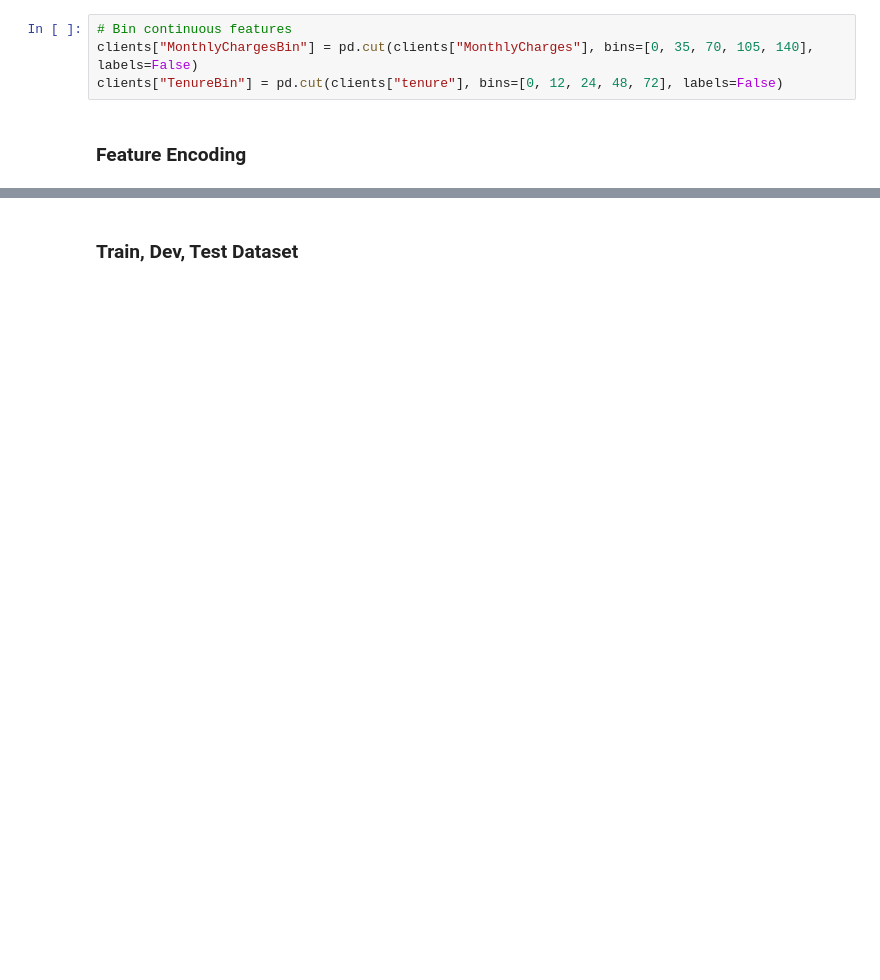
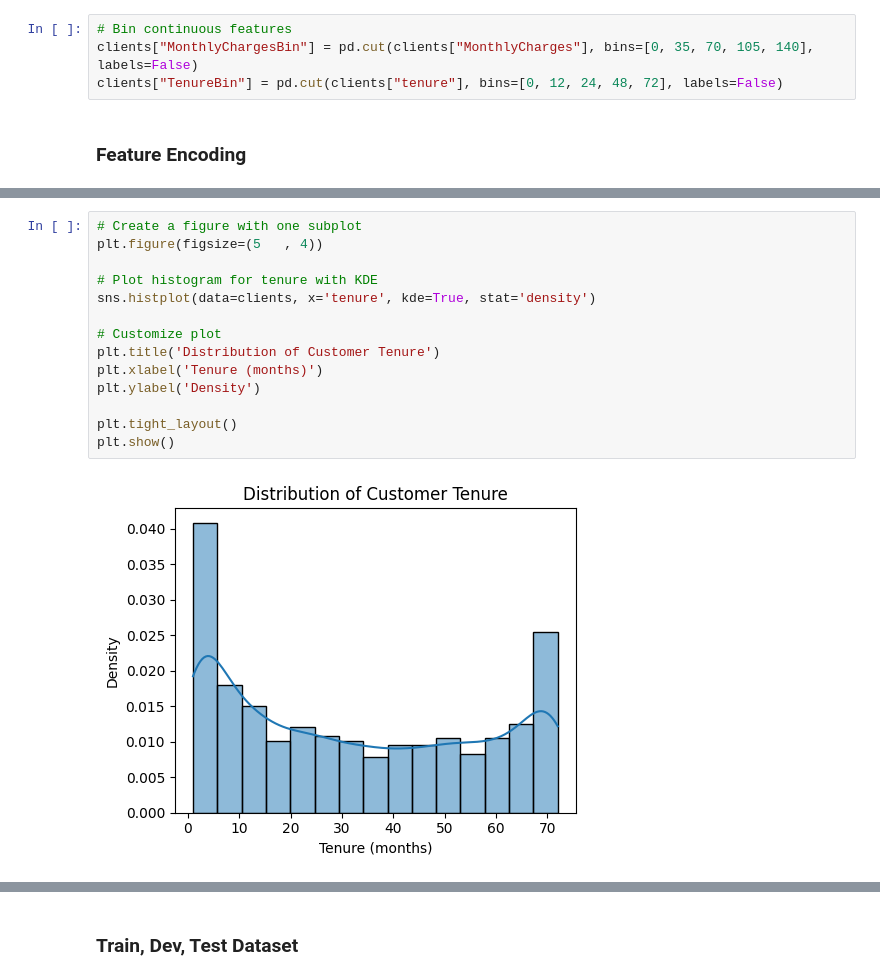
Before and after one commit to beatricecitterio/hacklab, a Jupyter notebook: ml_v2.ipynb, the cells around one changed output, grey strips where cells are left out. Saved outputs shown, nothing was run; the diff lists cells and outputs as text; blank space fills up the shorter version.

```diff
--- a/ml_v2.ipynb
+++ b/ml_v2.ipynb
@@ -97,3 +129,19 @@ clients = pd.get_dummies(clients, drop_first=True)
+# %%
+# Create a figure with one subplot
+plt.figure(figsize=(5   , 4))
+
+# Plot histogram for tenure with KDE
+sns.histplot(data=clients, x='tenure', kde=True, stat='density')
+
+# Customize plot
+plt.title('Distribution of Customer Tenure')
+plt.xlabel('Tenure (months)')
+plt.ylabel('Density')
+
+plt.tight_layout()
+plt.show()
+# %% [output]
+[figure, added]
 # %%
 plt.figure(figsize=(8, 5))
 sns.histplot(data=clients, x="ChargesDiscrepancy", hue="Churn", kde=True, bins=50, stat="density", common_norm=False)
```
Also changed, not shown: parts of 41 cells of this notebook.
